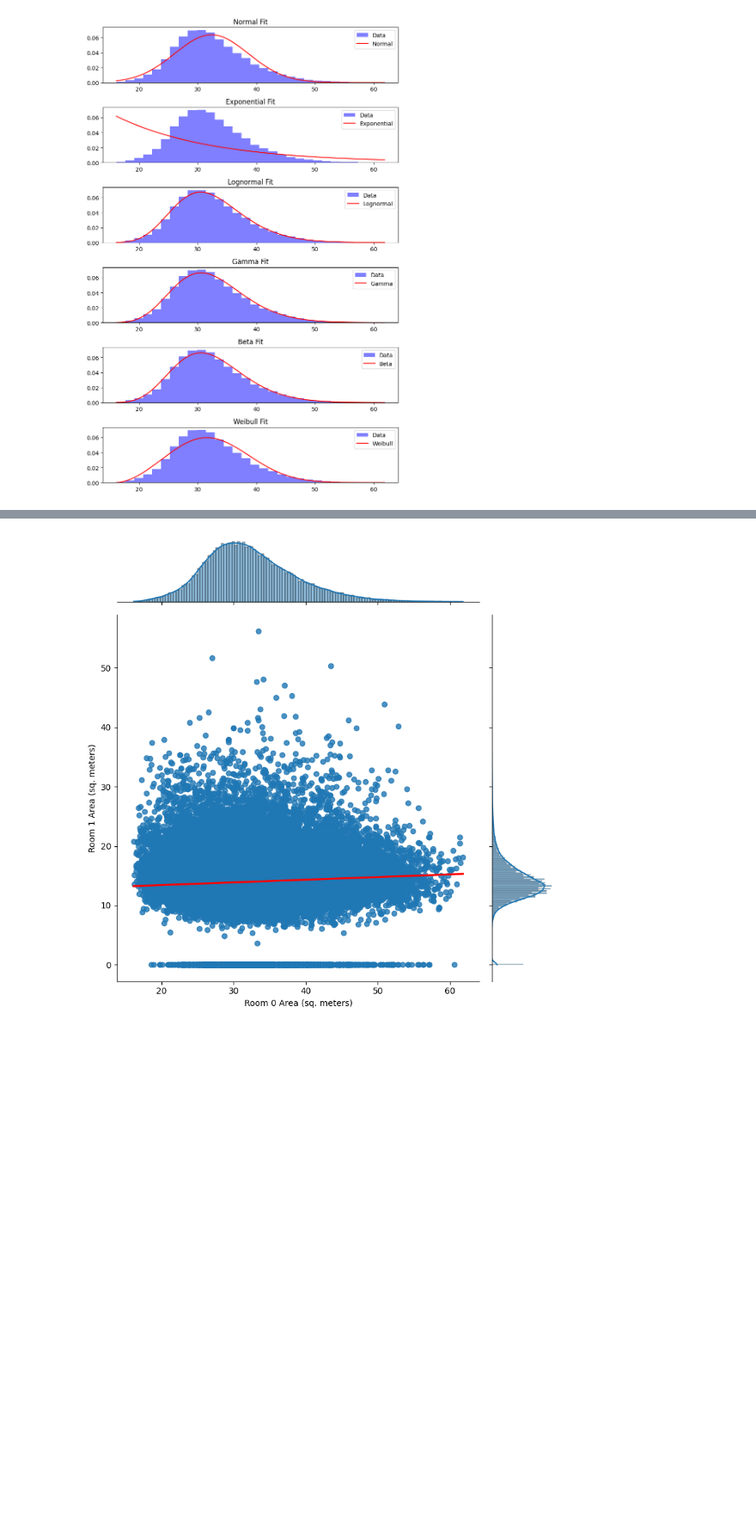
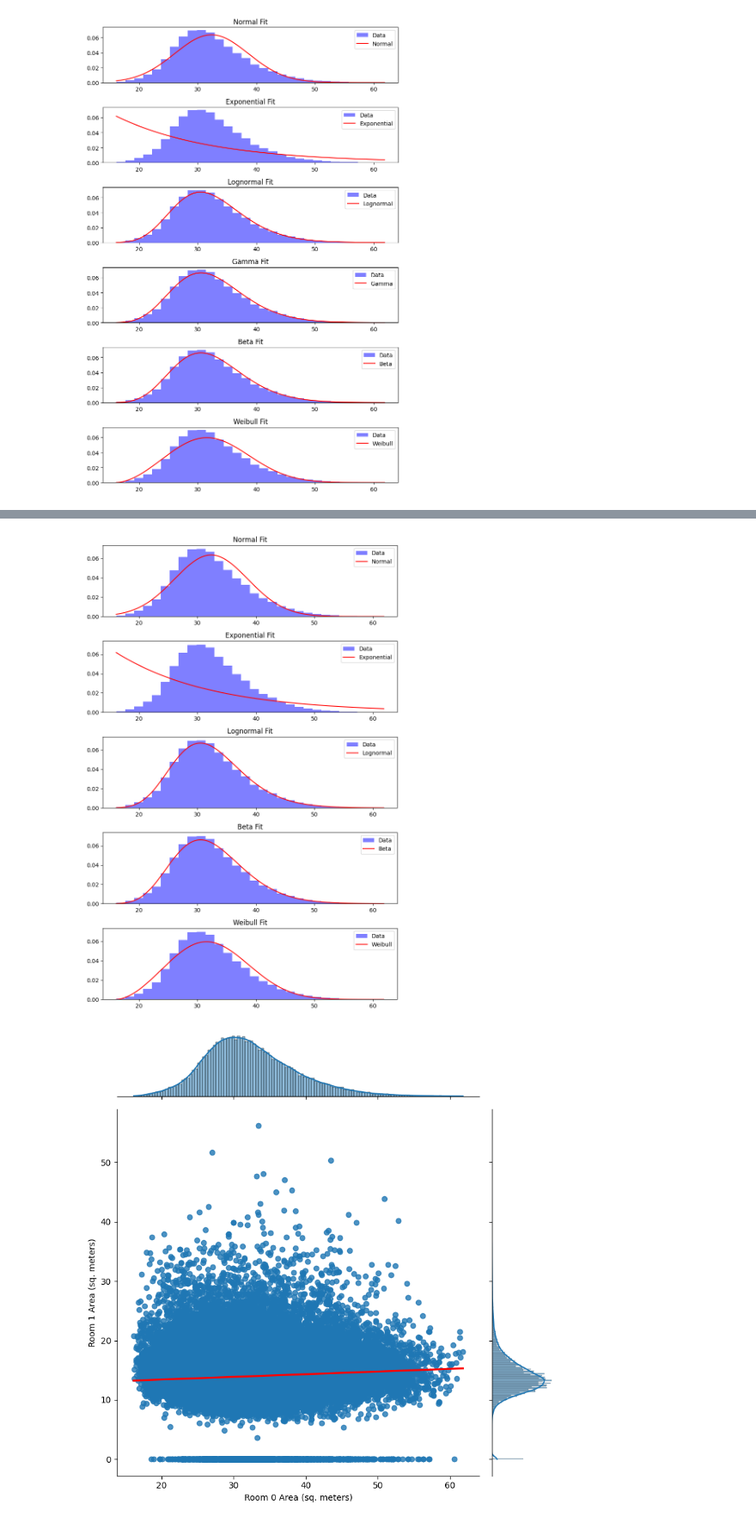
Before and after one commit to visa-boys/Phase1, a Jupyter notebook: eda.ipynb, the cells around one changed output, grey strips where cells are left out. Shown at 86% size. Cells and saved outputs as stored; diff of their text form; code cells hidden in the pictures; blank space fills up the shorter version.

```diff
--- a/eda.ipynb
+++ b/eda.ipynb
@@ -107,23 +129,3 @@ plt.title("Room 0 distribution")
 plt.show()
 # %% [output]
 [figure]
-# %%
-import numpy as np
-import matplotlib.pyplot as plt
-from scipy.stats import norm, expon, lognorm, poisson, gamma, beta, weibull_min
-from scipy.optimize import curve_fit
-
-data1= room0
-
-fit_functions = [norm, expon, lognorm, gamma, beta, weibull_min]
-
-for dist_func in fit_functions:
-    params = dist_func.fit(data1)
-    fitted_distribution = dist_func(*params)
-
-    x = np.linspace(min(data), max(data), 1000)
-    plt.hist(data1, bins=30, density=True, alpha=0.5, label='Data')
-    plt.plot(x, fitted_distribution.pdf(x))
-8
-plt.legend()
-plt.show()
@@ -166,3 +166,77 @@ plt.tight_layout()
 plt.show()
 # %% [output]
 [figure]
+# %%
+
+import numpy as np
+import matplotlib.pyplot as plt
+from scipy.stats import norm, expon, lognorm, gamma, beta, weibull_min
+from scipy.optimize import curve_fit
+
+# Sample data (replace with your actual data)
+data1 = room0
+
+# Define the distribution functions and their names
+fit_functions = [norm, expon, lognorm, beta, weibull_min]
+dist_names = ['Normal', 'Exponential', 'Lognormal', 'Beta', 'Weibull']
+
+# Create subplots
+fig, axes = plt.subplots(len(fit_functions), 1, figsize=(8, 12))
+
+# Define a custom gamma distribution function
+def custom_gamma(x, k, theta):
+    return gamma.pdf(x, k, scale=theta)
+
+for i, (dist_func, dist_name) in enumerate(zip(fit_functions, dist_names)):
+    # Fit the distribution to the data
+    if dist_func == gamma:
+        params, _ = curve_fit(custom_gamma, data1, p0=(1, 1))  # Specify initial guesses for k and theta
+    else:
+        params = dist_func.fit(data1)
+    fitted_distribution = dist_func(*params)
+
+    # Generate x values for the fitted distribution
+    x = np.linspace(min(data1), max(data1), 1000)
+
+    # Plot the histogram of the data
+    axes[i].hist(data1, bins=30, density=True, alpha=0.5, label='Data', color='blue')
+
+    # Plot the fitted distribution curve
+    if dist_func == gamma:
+        axes[i].plot(x, custom_gamma(x, *params), label=dist_name, color='red')
+    else:
+        axes[i].plot(x, fitted_distribution.pdf(x), label=dist_name, color='red')
+
+    axes[i].set_title(f'{dist_name} Fit')
+    axes[i].legend()
+
+    # Generate and display the equation for the distribution
+    if dist_func == norm:  # Normal Distribution
+        mu, sigma = params
+        equation = f'f(x) = (1/({sigma} * sqrt(2*pi))) * exp(-((x - {mu})^2) / (2*{sigma}^2))'
+
+    elif dist_func == expon:  # Exponential Distribution
+        lambda_ = params[0]
+        equation = f'f(x) = {lambda_} * exp(-{lambda_} * x)'
+
+    elif dist_func == lognorm:  # Log-Normal Distribution
+        mu, sigma = params[0], params[1]
+        equation = f'f(x) = (1/(x * {sigma} * sqrt(2*pi))) * exp(-((ln(x) - {mu})^2) / (2*{sigma}^2))'
+
+    elif dist_func == gamma:  # Gamma Distribution
+        k, theta = params
+        equation = f'f(x) = ({k} * x^({k-1}) * exp(-x/{theta})) / ({theta}^{k} * gamma({k}))'
+
+    elif dist_func == beta:  # Beta Distribution
+        alpha, beta_ = params[0], params[1]
+        equation = f'f(x) = (x^({alpha-1}) * (1-x)^({beta_-1})) / (B({alpha}, {beta_}))'
+
+    elif dist_func == weibull_min:  # Weibull Distribution
+        k, lambda_ = params[0], params[1]
+        equation = f'f(x) = ({k}/{lambda_}) * (x/{lambda_})^({k-1}) * exp(-(x/{lambda_})^{k})'
+
+    print(f'{dist_name} Equation: {equation}')
+
+plt.tight_layout()
+plt.show()
+# %% [output]
@@ -169,3 +248,4 @@ plt.show()
+[figure, added]
 # %%
 room1=data['Room 1 Area (sq. meters)']
 qx = sns.jointplot(x=room0, y=room1, kind="reg",
```
Also changed, not shown: parts of 9 cells of this notebook.
